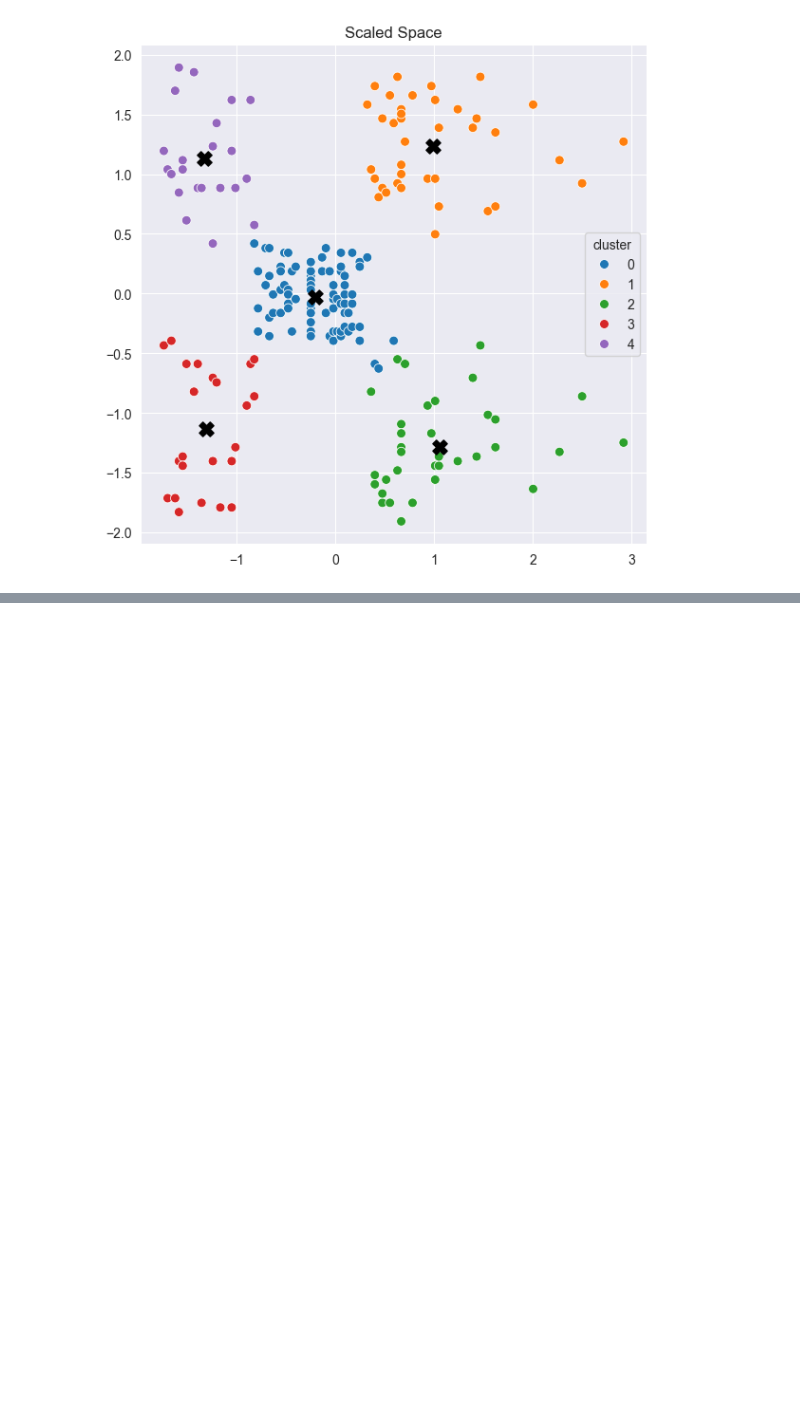
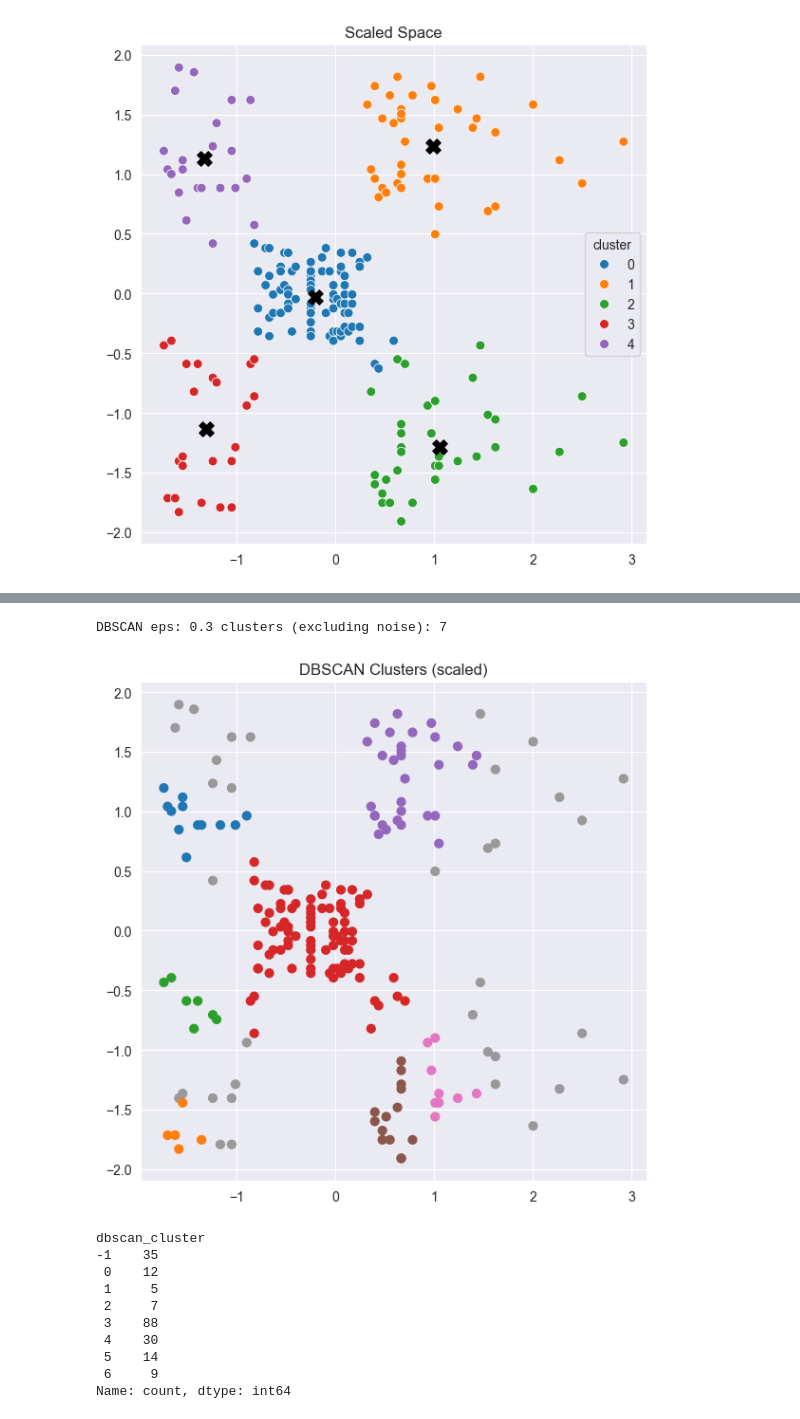
Before and after one commit to Eyad-27/customer_segmentation, a Jupyter notebook: customer_segmentation.ipynb, the cells around one changed output, grey strips where cells are left out. Saved outputs shown, nothing was run; the diff lists cells and outputs as text; code cells hidden in the pictures; blank space fills up the shorter version.

```diff
--- a/customer_segmentation.ipynb
+++ b/customer_segmentation.ipynb
@@ -141,0 +143,51 @@ Name: count, dtype: int64
+# %%
+# try dbscan clustering
+from sklearn.cluster import DBSCAN
+eps_values = [0.3, 0.4, 0.5, 0.6, 0.7]
+best_eps = None
+best_clusters = None
+for eps in eps_values:
+    db = DBSCAN(eps=eps, min_samples=5)
+    db_labels = db.fit_predict(X_scaled)
+    n_clusters = len(set([l for l in db_labels if l != -1]))
+    if n_clusters >= 2 and n_clusters <= 10:
+        best_eps = eps
+        best_clusters = db_labels
+        break
+if best_eps is None:
+    best_eps = eps_values[2]
+    db = DBSCAN(eps=best_eps, min_samples=5)
+    best_clusters = db.fit_predict(X_scaled)
+df['dbscan_cluster'] = best_clusters
+unique_dbscan = sorted(set(best_clusters))
+print('DBSCAN eps:', best_eps, 'clusters (excluding noise):', len([c for c in unique_dbscan if c != -1]))
+plt.figure(figsize=(6,6))
+palette = sns.color_palette('tab10', n_colors=max(1, len([c for c in unique_dbscan if c != -1])))
+colors = []
+color_map = {}
+cluster_indices = [c for c in unique_dbscan if c != -1]
+for i, c in enumerate(cluster_indices):
+    color_map[c] = palette[i % len(palette)]
+for lab in best_clusters:
+    if lab == -1:
+        colors.append('#999999')
+    else:
+        colors.append(color_map[lab])
+plt.scatter(X_scaled[:,0], X_scaled[:,1], c=colors, s=40)
+plt.title('DBSCAN Clusters (scaled)')
+plt.tight_layout()
+plt.show()
+df['dbscan_cluster'].value_counts().sort_index()
+# %% [output]
+DBSCAN eps: 0.3 clusters (excluding noise): 7
+[figure, added]
+dbscan_cluster
+-1    35
+ 0    12
+ 1     5
+ 2     7
+ 3    88
+ 4    30
+ 5    14
+ 6     9
+Name: count, dtype: int64
```
Also changed, not shown: parts of 5 cells of this notebook, 1 other file.
